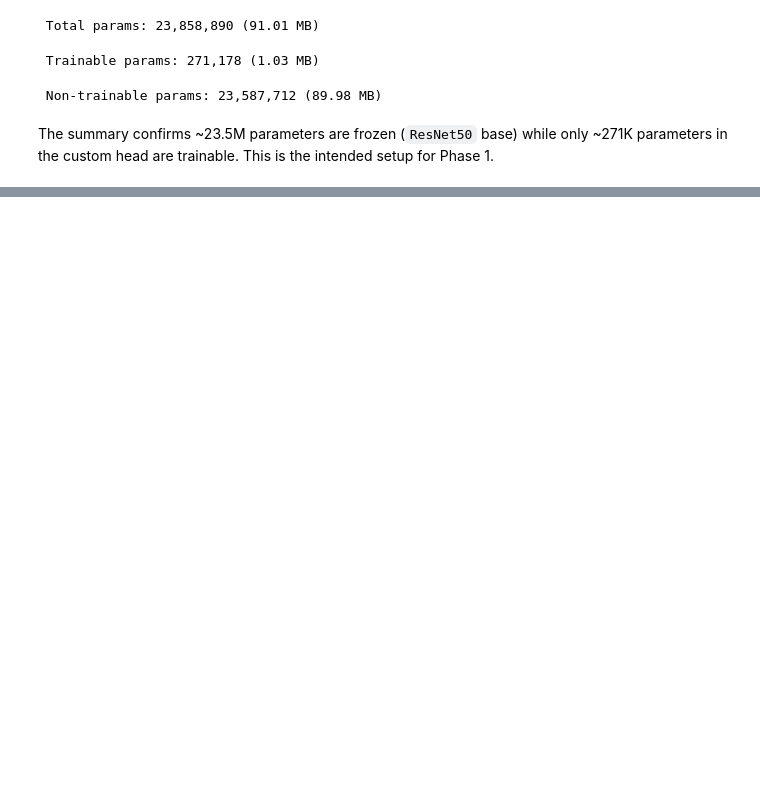
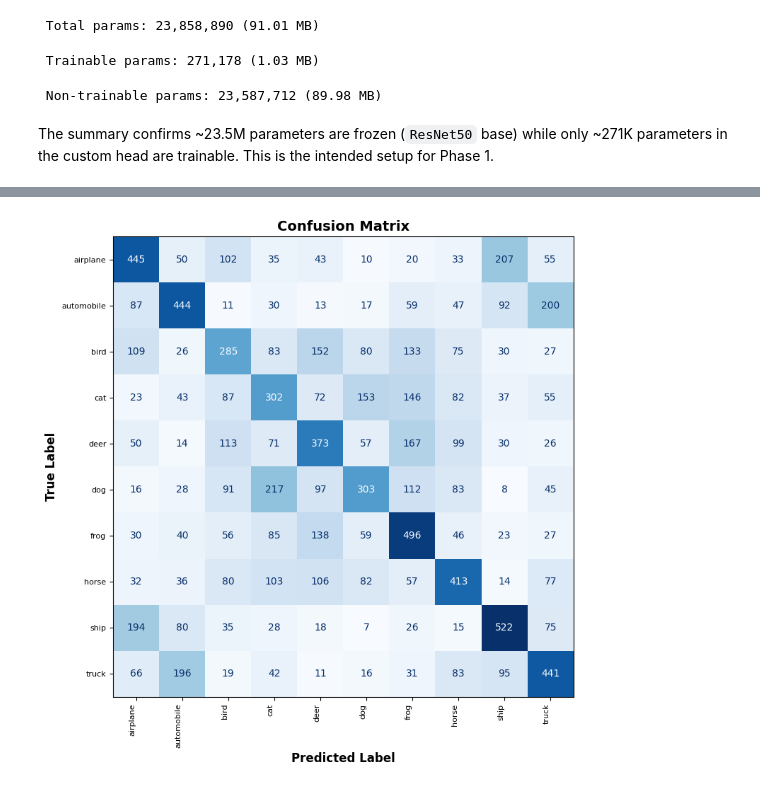
Before and after one commit to krauseannelize/cv-cifar10-classification, a Jupyter notebook: notebooks/cifar10-classification.ipynb, the cells around one changed output, grey strips where cells are left out. Saved outputs shown, nothing was run; the diff lists cells and outputs as text; code cells hidden in the pictures; blank space fills up the shorter version.

```diff
--- a/notebooks/cifar10-classification.ipynb
+++ b/notebooks/cifar10-classification.ipynb
@@ -173,0 +372,5 @@ The summary confirms ~23.5M parameters are frozen (`ResNet50` base) while only ~
+# %%
+# Classification report
+y_pred = model.predict(test_images)
+y_pred = np.argmax(y_pred, axis=1)
+print(classification_report(test_labels, y_pred, target_names=classes))
@@ -173,0 +401,19 @@ The summary confirms ~23.5M parameters are frozen (`ResNet50` base) while only ~
+# %%
+# Visualize which classes are being misclassified
+cm = confusion_matrix(test_labels, y_pred)
+disp = ConfusionMatrixDisplay(confusion_matrix=cm, display_labels=classes)
+
+fig, ax = plt.subplots(figsize=(10, 8))
+disp.plot(ax=ax, cmap='Blues', colorbar=False)
+plt.title('Confusion Matrix', fontsize=14, fontweight='bold')
+plt.xlabel('Predicted Label', fontsize=12, fontweight='bold')
+plt.ylabel('True Label', fontsize=12, fontweight='bold')
+plt.xticks(rotation=90, ha='right', fontsize=8)
+plt.yticks(fontsize=8)
+plt.tight_layout()
+
+# Export and show plot
+plt.savefig('../visualizations/confusion-matrix.png', dpi=300, bbox_inches='tight')
+plt.show()
+# %% [output]
+[figure, added]
```
Also changed, not shown: parts of 30 cells of this notebook, 7 other files.
